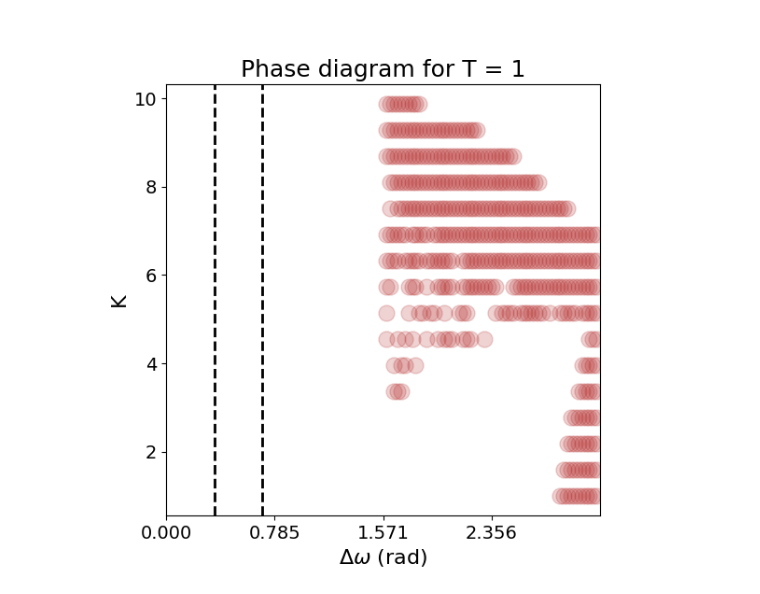
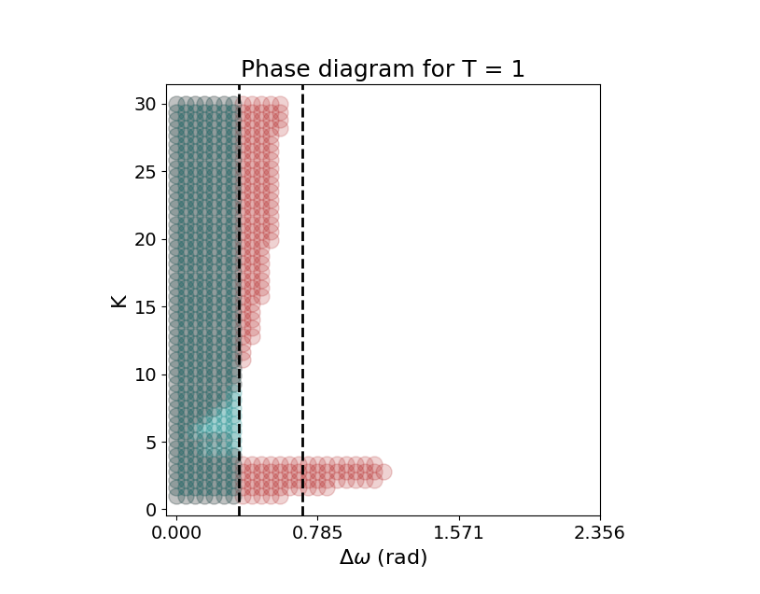
Before and after one commit to eleonoragatti44/Master-Thesis-Gatti, a Jupyter notebook: ode_models/temperature/temperature_uvec.ipynb, the cells around one changed output. Saved outputs shown, nothing was run; the diff lists cells and outputs as text; code cells hidden in the pictures.

```diff
--- a/ode_models/temperature/temperature_uvec.ipynb
+++ b/ode_models/temperature/temperature_uvec.ipynb
@@ -100,7 +97,7 @@ check_constraint(phi_sol_dec) = False
 # %%
 # create a data frame with the results
-df_comp = pd.DataFrame(columns=['J12', 'J1', 'J2', 'T', 'om', 'theta0', 'phi'])
-df_dec = pd.DataFrame(columns=['J12', 'J1', 'J2', 'T', 'om', 'theta0', 'phi'])
+df_comp = pd.DataFrame(columns=['J12', 'J1', 'J2', 'T', 'om1', 'om2', 'theta0', 'phi'])
+df_dec = pd.DataFrame(columns=['J12', 'J1', 'J2', 'T', 'om1', 'om2', 'theta0', 'phi'])
 
 # solve the equation for different values of J12, Jmax and T
 
@@ -111,13 +108,14 @@ J12 = 10
 # Jmax = 1
 om2 = 0
 
-for om1 in np.arange(0, np.pi, np.pi/120):
+for om1 in np.arange(0, np.pi, np.pi/60):
     for Jmax in 10/np.linspace(1, 30, 50):
-        phi_i = [om1, om2]
-        om = [om1, om2]
+        om = [np.cos(om1), np.sin(om1), np.cos(om2), np.sin(om2)]
+        phi_i = [np.cos(om1), np.sin(om1), np.cos(om2), np.sin(om2), 0.1, 0.1]
+        # solve the equation using fsolve
         phi_comp = fsolve(DiffE_phi_uvec, phi_i, args=(om, T, J12, Jmax, Jmax))
         phi_dec = fsolve(DiffE_phi_uvec, phi_i, args=(om, T, J12, Jmax, 0))
 
-        # store the results in the data frame
-        df_comp = df_comp.append({'J12': J12, 'J1': Jmax, 'J2': Jmax, 'T': T, 'om': om, 'theta0': theta0, 'phi': phi_comp}, ignore_index=True)
-        df_dec = df_dec.append({'J12': J12, 'J1': Jmax, 'J2': 0, 'T': T, 'om': om, 'theta0': theta0, 'phi': phi_dec}, ignore_index=True)
+        # # store the results in the data frame
+        df_comp = df_comp.append({'J12': J12, 'J1': Jmax, 'J2': Jmax, 'T': T, 'om1': om1, 'om2': om2, 'theta0': theta0, 'phi': phi_comp}, ignore_index=True)
+        df_dec = df_dec.append({'J12': J12, 'J1': Jmax, 'J2': 0, 'T': T, 'om1': om1, 'om2': om2, 'theta0': theta0, 'phi': phi_dec}, ignore_index=True)
@@ -132,11 +121,0 @@ df_comp[(df_comp['J12']/df_comp['J1']<15) & (df_comp['J12']/df_comp['J1']>14) &
-# %%
-# add a row with the check of the constraint
-df_comp['is_sol'] = df_comp.apply(lambda row: check_constraint_comp(row['phi'], row['om'], row['theta0']), axis=1)
-df_dec['is_sol'] = df_dec.apply(lambda row: check_constraint_dec(row['phi'], row['om'], row['theta0']), axis=1)
-
-df_comp['is_stable'] = df_comp.apply(lambda row: is_stable(row['phi'], row['om'], row['T'], row['J12'], row['J1'], row['J2']), axis=1)
-df_dec['is_stable'] = df_dec.apply(lambda row: is_stable(row['phi'], row['om'], row['T'], row['J12'], row['J1'], row['J2']), axis=1)
-
-# add column omega_diff
-df_comp['omega_diff'] = df_comp.apply(lambda row: row['om'][0] - row['om'][1], axis=1)
-df_dec['omega_diff'] = df_dec.apply(lambda row: row['om'][0] - row['om'][1], axis=1)
@@ -146,23 +122,38 @@ dec = df_dec[(df_dec['is_sol'] == True) & (df_dec['is_stable'] == True)]
+# %%
+df_comp['phi1'] = df_comp.apply(lambda row: np.arctan2(row['phi'][1], row['phi'][0]), axis=1)
+df_comp['phi2'] = df_comp.apply(lambda row: np.arctan2(row['phi'][3], row['phi'][2]), axis=1)
+df_comp['is_sol'] = df_comp.apply(lambda row: check_constraint_comp(row['phi1'], row['phi2'], row['om1'], row['om2'], row['theta0']), axis=1)
+
+df_dec['phi1'] = df_dec.apply(lambda row: np.arctan2(row['phi'][1], row['phi'][0]), axis=1)
+df_dec['phi2'] = df_dec.apply(lambda row: np.arctan2(row['phi'][3], row['phi'][2]), axis=1)
+df_dec['is_sol'] = df_dec.apply(lambda row: check_constraint_comp(row['phi1'], row['phi2'], row['om1'], row['om2'], row['theta0']), axis=1)
+
+# # add column omega_diff
+df_comp['omega_diff'] = df_comp.apply(lambda row: row['om1'] - row['om2'], axis=1)
+df_dec['omega_diff'] = df_dec.apply(lambda row: row['om1'] - row['om2'], axis=1)
+
+comp = df_comp[(df_comp['is_sol'] == True)]
+dec = df_dec[(df_dec['is_sol'] == True)]
 # %%
 fig, ax = plt.subplots(figsize=(6, 6))
 ax.set_title('Phase diagram for T = ' + str(T), fontsize=18)
 ax.set_ylabel('K', fontsize=16)
 # set x label as delta omega using latex
 ax.set_xlabel(r'$\Delta \omega$ (rad)', fontsize=16)
 # ax.set_ylim(0, 10)
-ax.set_xlim(0, np.pi)
+# ax.set_xlim(0, np.pi)
 # ax.scatter(comp['omega_diff'], comp['T'], s=150, alpha=0.2, c='firebrick')
 # ax.scatter(dec['omega_diff'], dec['T'], s=150, alpha=0.2, c='teal')
 ax.scatter(comp['omega_diff'], comp['J12']/comp['J1'], s=150, alpha=0.2, c='firebrick')
 ax.scatter(dec['omega_diff'], dec['J12']/dec['J1'], s=150, alpha=0.2, c='teal')
 # increase the tick size and the label size
 ax.tick_params(axis='both', which='major', labelsize=14)
 ax.set_xticks(np.arange(0, np.pi, np.pi/4))
 # add vertical line at theta0
 ax.axvline(x=theta0, color='black', linestyle='--', linewidth=2)
 ax.axvline(x=2*theta0, color='black', linestyle='--', linewidth=2)
 # save the figure in pdf 300 dpi
 # plt.savefig('stica2.pdf', dpi=100, bbox_inches='tight')
 plt.show()
 # %% [output]
-[figure, old version]
+[figure, new version]
```
Also changed, not shown: parts of 15 cells of this notebook, 10 other files.
